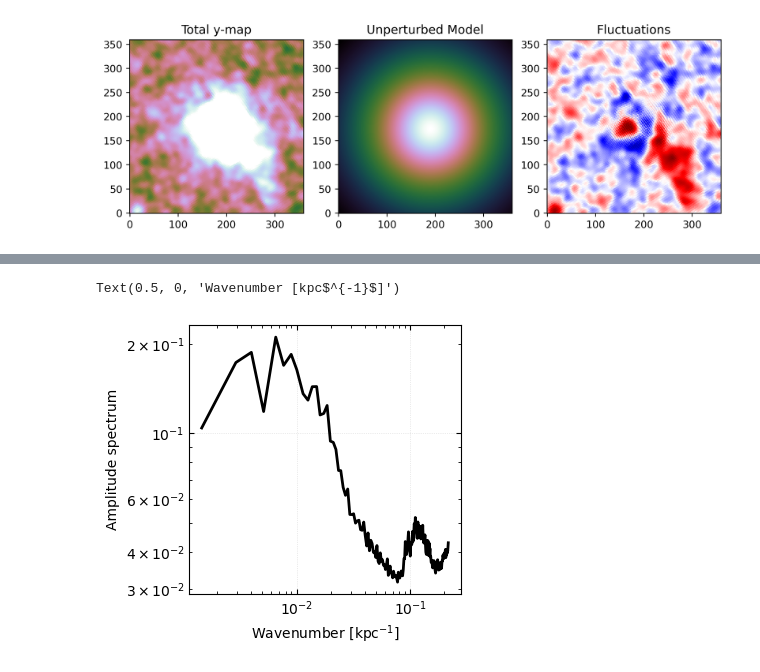
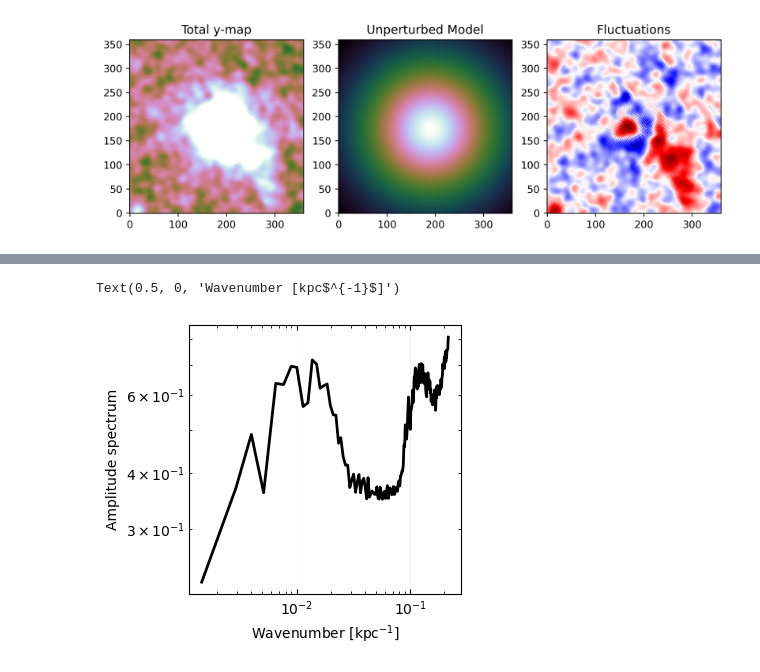
Before and after one commit to mab68/Kea, a Jupyter notebook: docs/source/examples/2_icm_example.ipynb, the cells around one changed output, grey strips where cells are left out. Cells and saved outputs as stored; diff of their text form; code cells hidden in the pictures.

```diff
--- a/docs/source/examples/2_icm_example.ipynb
+++ b/docs/source/examples/2_icm_example.ipynb
@@ -186,8 +185,12 @@ from kea.utils import geometry
 geometry.DEFAULT_PHYS_SCALE = L_phys
 ## turbulence fluctuations
 delta = (image - mean_profile)/mean_profile
+## Make a mask to remove most of the non-ICM emission
 pos = (N//2, N//2)
 grid = np.indices(grid_dims)
 r = np.linalg.norm([grid[i,...] - pos[i] for i in range(len(grid_dims))], axis=0)
-delta[r>128] = 0.
-plt.imshow(delta)
+## Mask out
+nan_delta = delta.copy()
+nan_delta[r>128] = np.nan
+zero_delta = delta.copy()
+zero_delta[r>128] = 0.
@@ -197,18 +197,18 @@ plt.imshow(delta)
 # %%
 ## Calculate spectrum
 from kea.statistics.spectra import fourier_modal_spectrum, bin_spectrum, transform_spectrum
-kvec, modal_spectrum = fourier_modal_spectrum(delta)
-kp, fekp, bin_widths = bin_spectrum(kvec, modal_spectrum, 'integrated')
+kvec, modal_spectrum = fourier_modal_spectrum(zero_delta)
+kp, fekp, bin_widths = bin_spectrum(kvec, modal_spectrum, 'averaged')
 ## Calculate the amplitude spectrum -- commonly used in ICM analyses
-k, amp = transform_spectrum(kp, fekp, 3, 'integrated', 'amplitude', grid_dims, bin_widths=bin_widths, is_centered=True)
+k, amp = transform_spectrum(kp, fekp, 3, 'averaged', 'amplitude', grid_dims, bin_widths=bin_widths, is_centered=True)
 ## Plot spectrum
 fig, ax = plt.subplots(1, 1, figsize=(3.5, 3.5))
 ax.plot(k, amp/L_phys, linewidth=2., linestyle='-', color='black')
 ax.set_yscale('log')
 ax.set_xscale('log')
 pretty_axes(ax)
 ax.set_ylabel('Amplitude spectrum')
 ax.set_xlabel('Wavenumber [kpc$^{-1}$]')
 # %% [output]
 Text(0.5, 0, 'Wavenumber [kpc$^{-1}$]')
-[figure, old version]
+[figure, new version]
```
Also changed, not shown: parts of 2 cells of this notebook, 26 other files.
